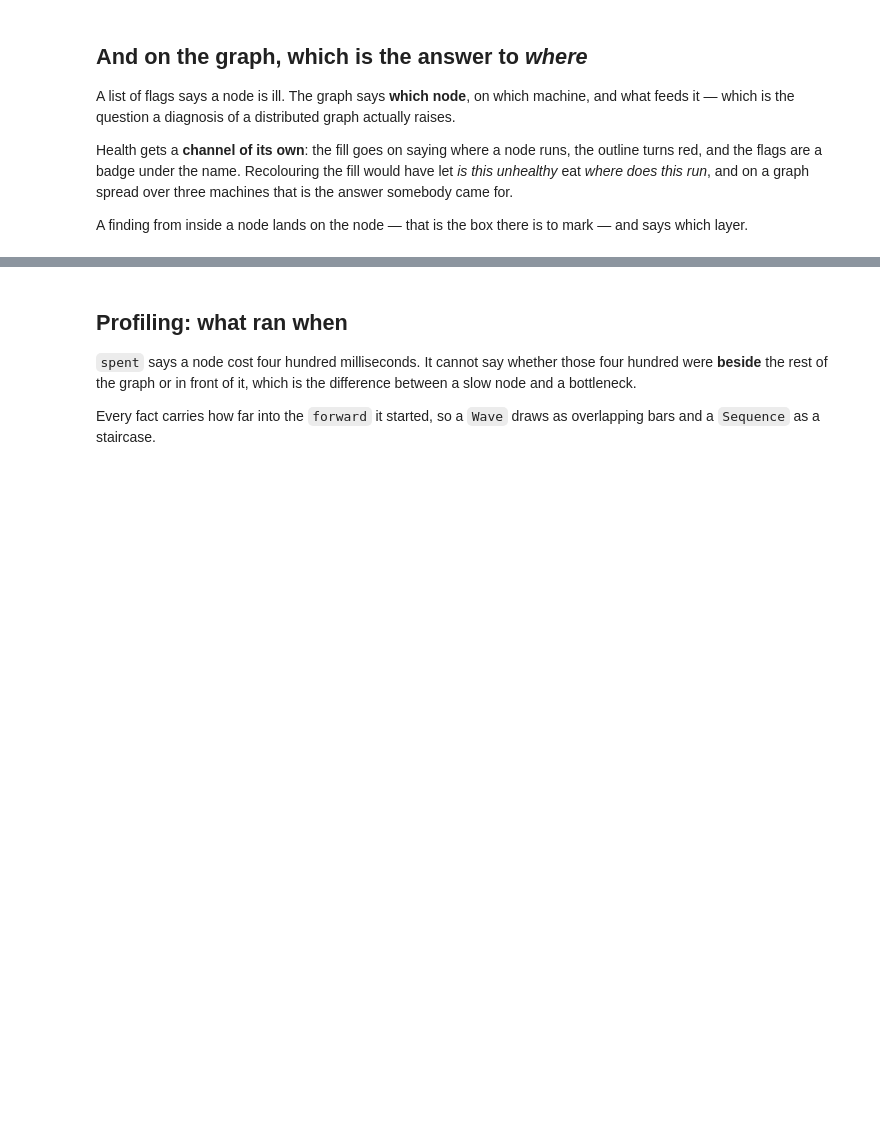
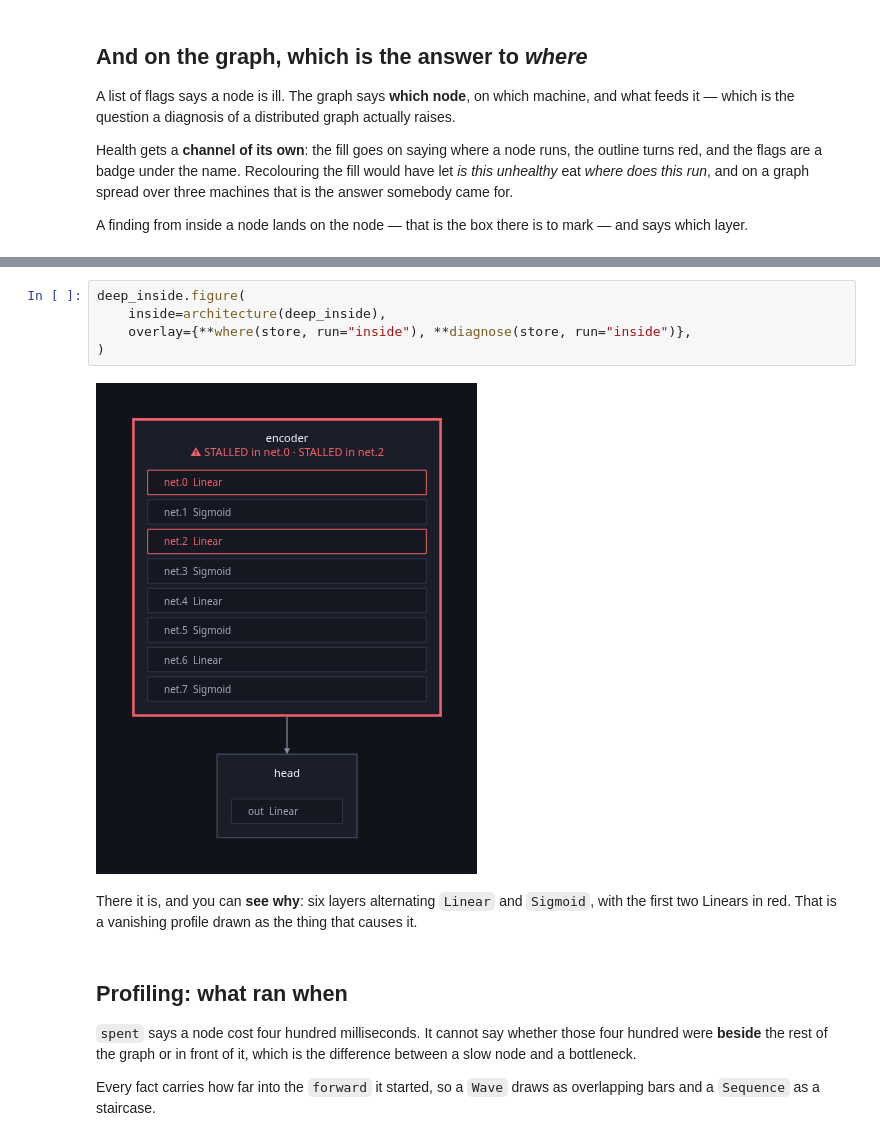
Before and after one commit to manucouto1/soma, a Jupyter notebook: examples/05-the-health-of-a-network.ipynb, the cells around one changed output, grey strips where cells are left out. Drawn from its saved outputs; the diff is of its cells as text; blank space fills up the shorter version.

```diff
--- a/examples/05-the-health-of-a-network.ipynb
+++ b/examples/05-the-health-of-a-network.ipynb
@@ -342,3 +356,14 @@ overlaid(deep_inside, store, run="inside")
+# %%
+deep_inside.figure(
+    inside=architecture(deep_inside),
+    overlay={**where(store, run="inside"), **diagnose(store, run="inside")},
+)
+# %% [output]
+[figure, added]
+# %% [markdown]
+There it is, and you can **see why**: six layers alternating `Linear` and
+`Sigmoid`, with the first two Linears in red. That is a vanishing profile
+drawn as the thing that causes it.
 # %% [markdown]
 ## Profiling: what ran when
 
```
Also changed, not shown: parts of 7 cells of this notebook, 9 other files.
